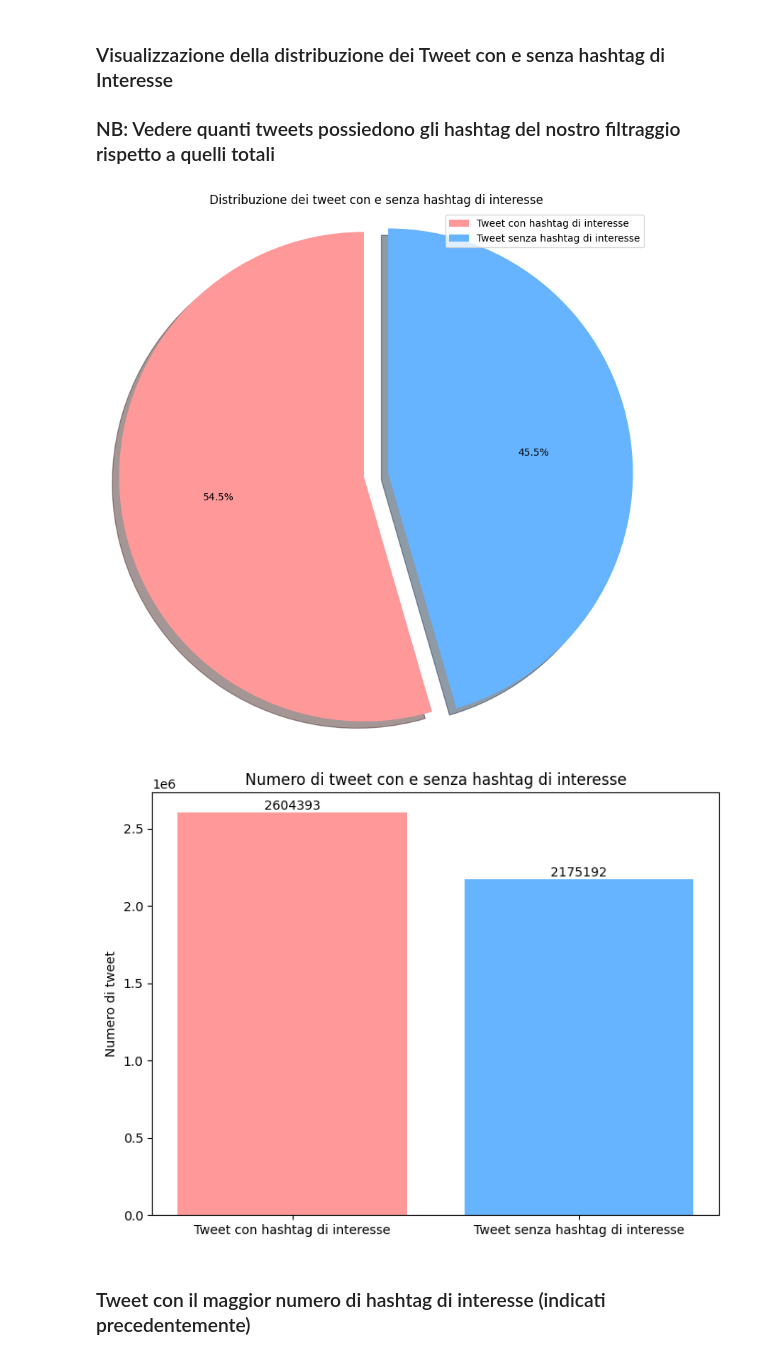
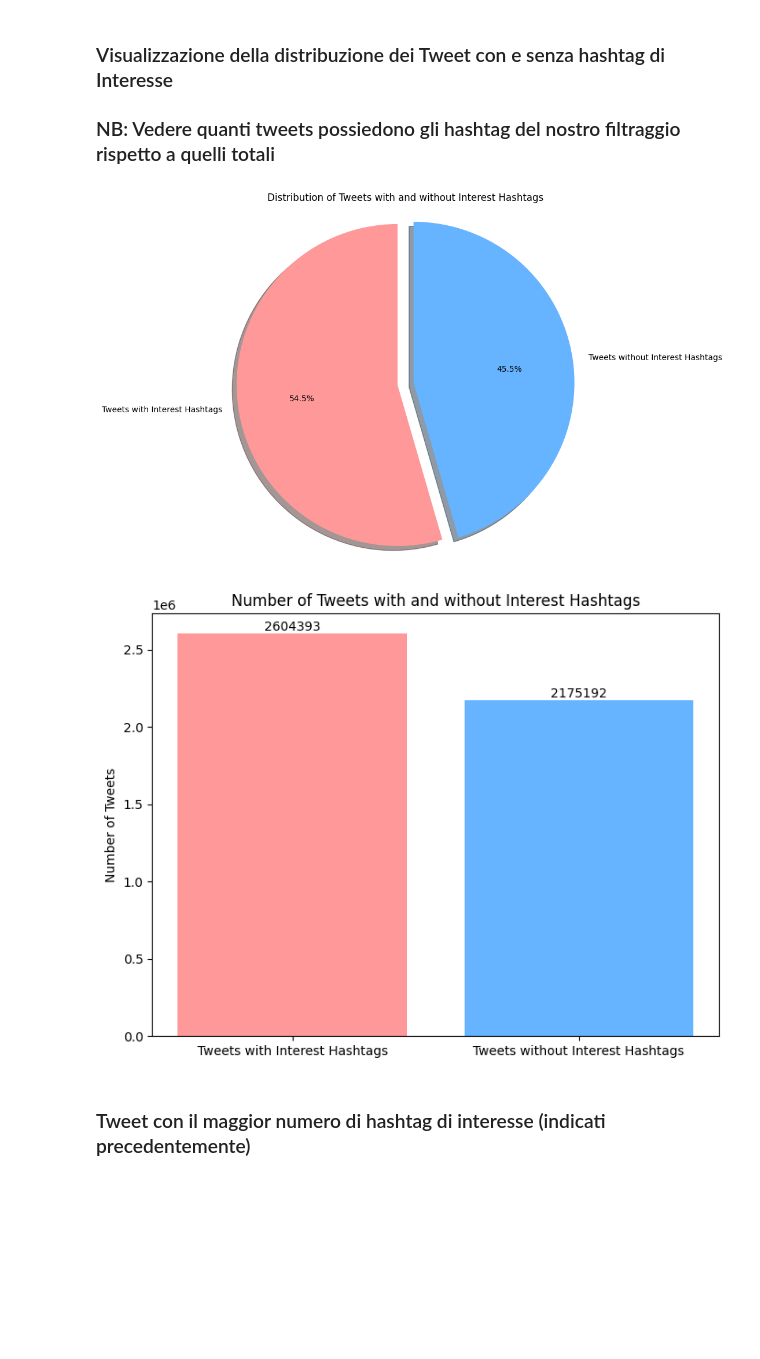
Before and after one commit to riccardospini98/Blockchain, a Jupyter notebook: tweet_SA.ipynb, the cells around one changed output. Cells and saved outputs as stored; diff of their text form; code cells hidden in the pictures; blank space fills up the shorter version.

```diff
--- a/tweet_SA.ipynb
+++ b/tweet_SA.ipynb
@@ -453,35 +470,37 @@ Numero di tweet nella variabile 'tweets_with_interest_hashtags': 2604393
 # %%
 # Conta il numero totale di tweet
 total_tweets = tweets_df_final.shape[0]
 
 # Crea i dati per la visualizzazione
-labels = ['Tweet con hashtag di interesse', 'Tweet senza hashtag di interesse']
+labels = ['Tweets with Interest Hashtags', 'Tweets without Interest Hashtags']
 sizes = [num_tweets_with_interest_hashtags, total_tweets - num_tweets_with_interest_hashtags]
 colors = ['#ff9999','#66b3ff']
-explode = (0.1, 0)
+explode = (0.1, 0)  # esplode la prima fetta (Tweets with Interest Hashtags)
 
 # Grafico a torta
-plt.figure(figsize=(8,8))
-plt.pie(sizes, explode=explode, colors=colors, autopct='%1.1f%%', shadow=True, startangle=90)
-plt.axis('equal')
-plt.title('Distribuzione dei tweet con e senza hashtag di interesse')
-plt.legend(labels=['Tweet con hashtag di interesse', 'Tweet senza hashtag di interesse'], loc='upper right')
-plt.tight_layout()
+plt.figure(figsize=(8, 8))
+plt.pie(sizes, explode=explode, labels=labels, colors=colors, autopct='%1.1f%%',
+        shadow=True, startangle=90)
+plt.axis('equal')  # Equal aspect ratio ensures that pie is drawn as a circle.
+
+plt.title('Distribution of Tweets with and without Interest Hashtags')
 plt.show()
 
 # Grafico a barre
 plt.figure(figsize=(8, 6))
 bars = plt.bar(labels, sizes, color=colors)
-plt.ylabel('Numero di tweet')
-plt.title('Numero di tweet con e senza hashtag di interesse')
+plt.ylabel('Number of Tweets')
+plt.title('Number of Tweets with and without Interest Hashtags')
+
+# Aggiungi i numeri sopra le barre
 for bar in bars:
     yval = bar.get_height()
     plt.text(bar.get_x() + bar.get_width()/2, yval + 5, int(yval), ha='center', va='bottom')
 
 plt.show()
 # %% [output]
-[figure, old version]
+[figure, new version]
-[figure, old version]
+[figure, new version]
 # %% [markdown]
 ### Tweet con il maggior numero di hashtag di interesse (indicati precedentemente)
 # %%
```
Also changed, not shown: parts of 37 cells of this notebook, 3 other files.
